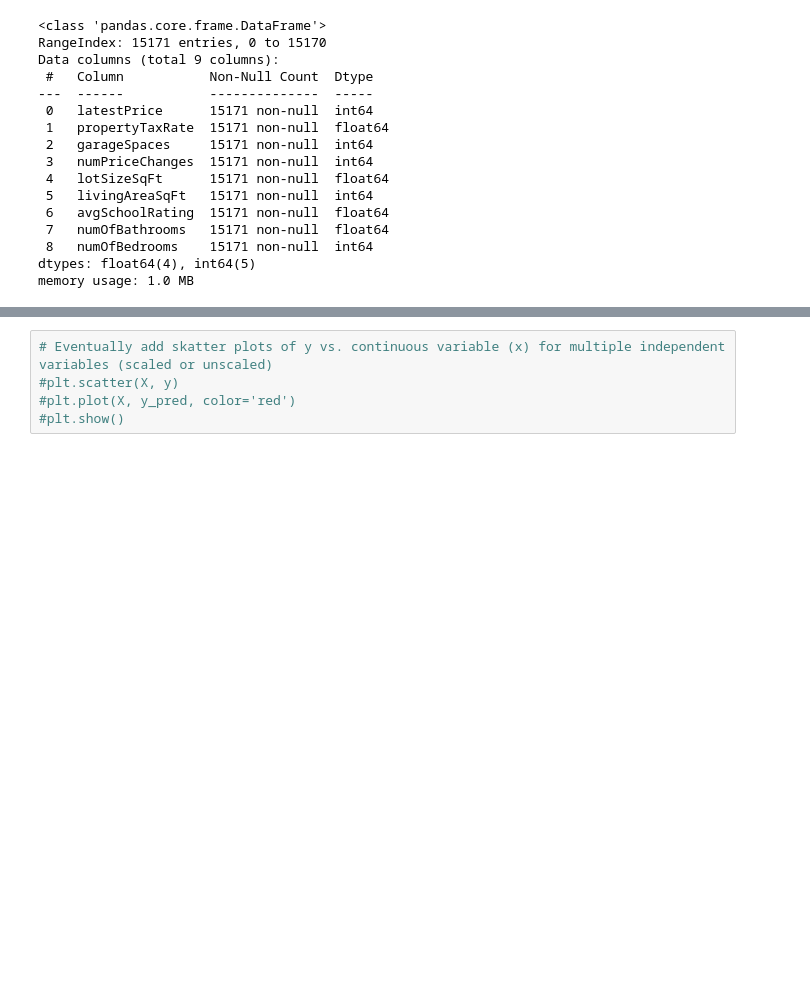
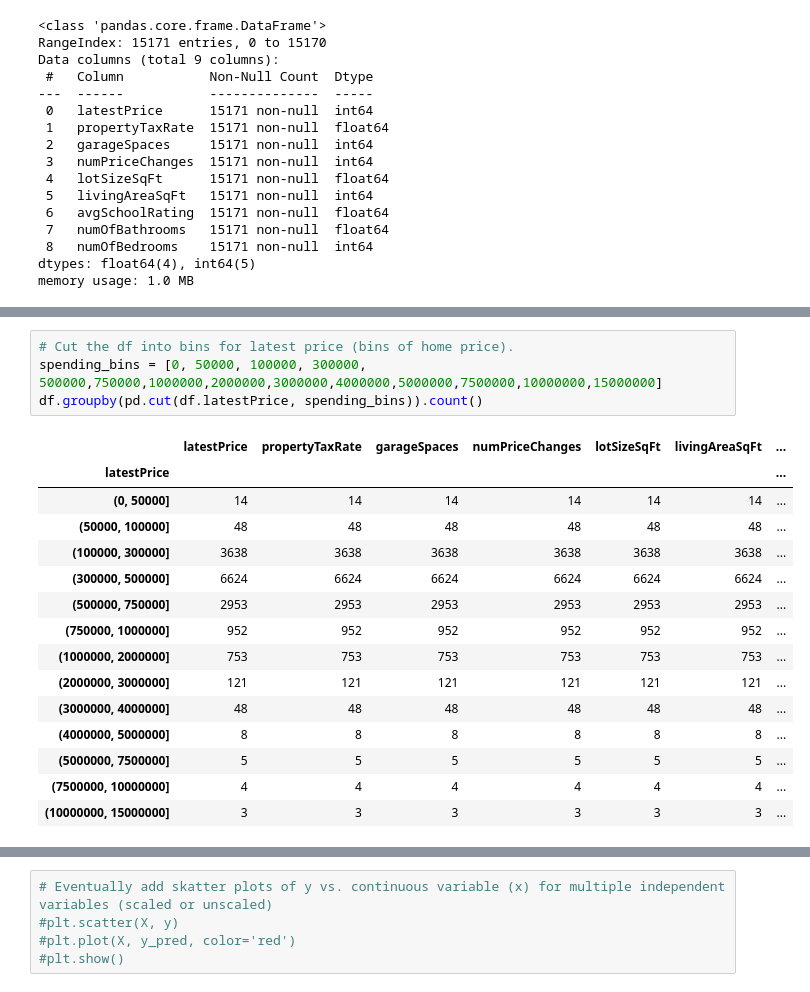
Before and after one commit to Mollyraeprice/finalproject, a Jupyter notebook: Lin_Reg_Model_Testing_FinalProjectD1.ipynb, the cells around one changed output, grey strips where cells are left out. Drawn from its saved outputs; the diff is of its cells as text; blank space fills up the shorter version.

```diff
--- a/Lin_Reg_Model_Testing_FinalProjectD1.ipynb
+++ b/Lin_Reg_Model_Testing_FinalProjectD1.ipynb
@@ -50,0 +67,20 @@ memory usage: 1.0 MB
+# %%
+# Cut the df into bins for latest price (bins of home price).
+spending_bins = [0, 50000, 100000, 300000, 500000,750000,1000000,2000000,3000000,4000000,5000000,7500000,10000000,15000000]
+df.groupby(pd.cut(df.latestPrice, spending_bins)).count()
+# %% [output]
+|  | latestPrice | propertyTaxRate | garageSpaces | numPriceChanges | lotSizeSqFt | livingAreaSqFt | ... |
+| latestPrice |  |  |  |  |  |  | ... |
+| (0, 50000] | 14 | 14 | 14 | 14 | 14 | 14 | ... |
+| (50000, 100000] | 48 | 48 | 48 | 48 | 48 | 48 | ... |
+| (100000, 300000] | 3638 | 3638 | 3638 | 3638 | 3638 | 3638 | ... |
+| (300000, 500000] | 6624 | 6624 | 6624 | 6624 | 6624 | 6624 | ... |
+| (500000, 750000] | 2953 | 2953 | 2953 | 2953 | 2953 | 2953 | ... |
+| (750000, 1000000] | 952 | 952 | 952 | 952 | 952 | 952 | ... |
+| (1000000, 2000000] | 753 | 753 | 753 | 753 | 753 | 753 | ... |
+| (2000000, 3000000] | 121 | 121 | 121 | 121 | 121 | 121 | ... |
+| (3000000, 4000000] | 48 | 48 | 48 | 48 | 48 | 48 | ... |
+| (4000000, 5000000] | 8 | 8 | 8 | 8 | 8 | 8 | ... |
+| (5000000, 7500000] | 5 | 5 | 5 | 5 | 5 | 5 | ... |
+| (7500000, 10000000] | 4 | 4 | 4 | 4 | 4 | 4 | ... |
+| (10000000, 15000000] | 3 | 3 | 3 | 3 | 3 | 3 | ... |
```
Also changed, not shown: parts of 30 cells of this notebook.
